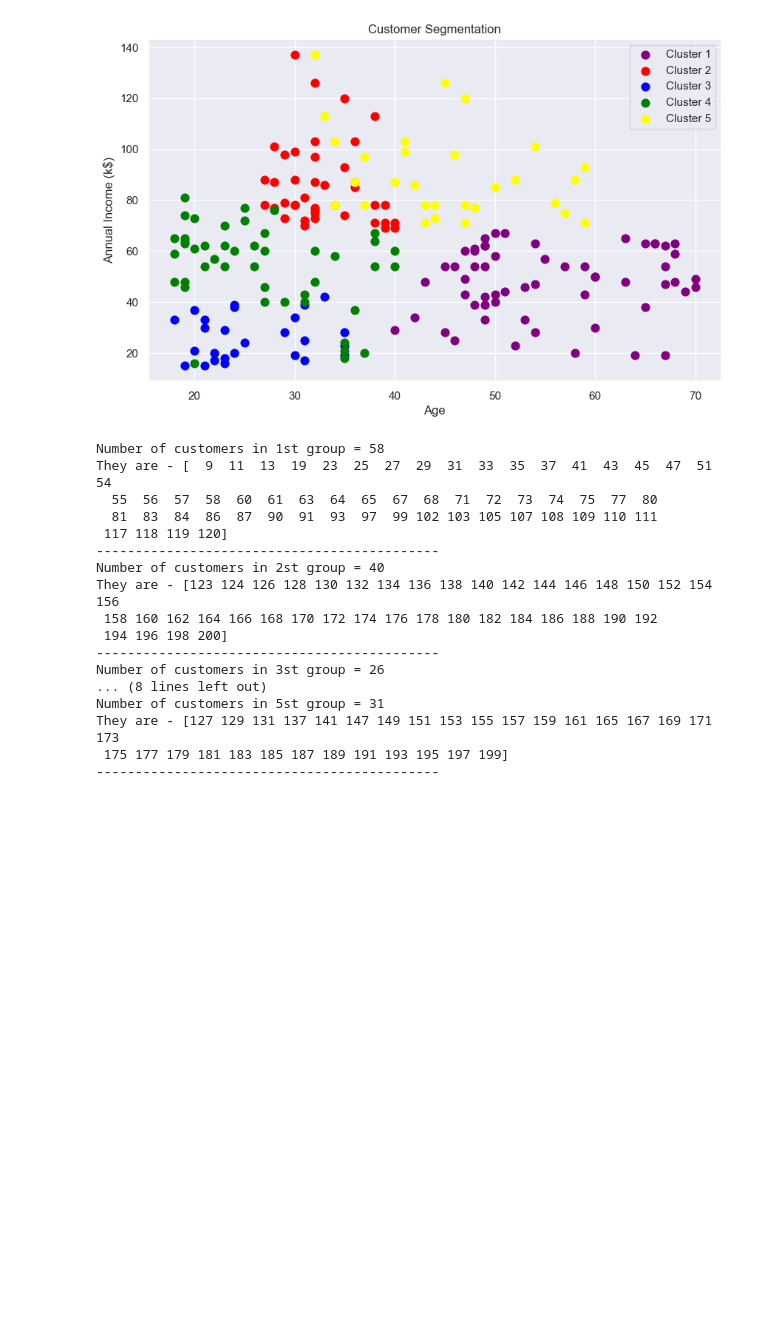
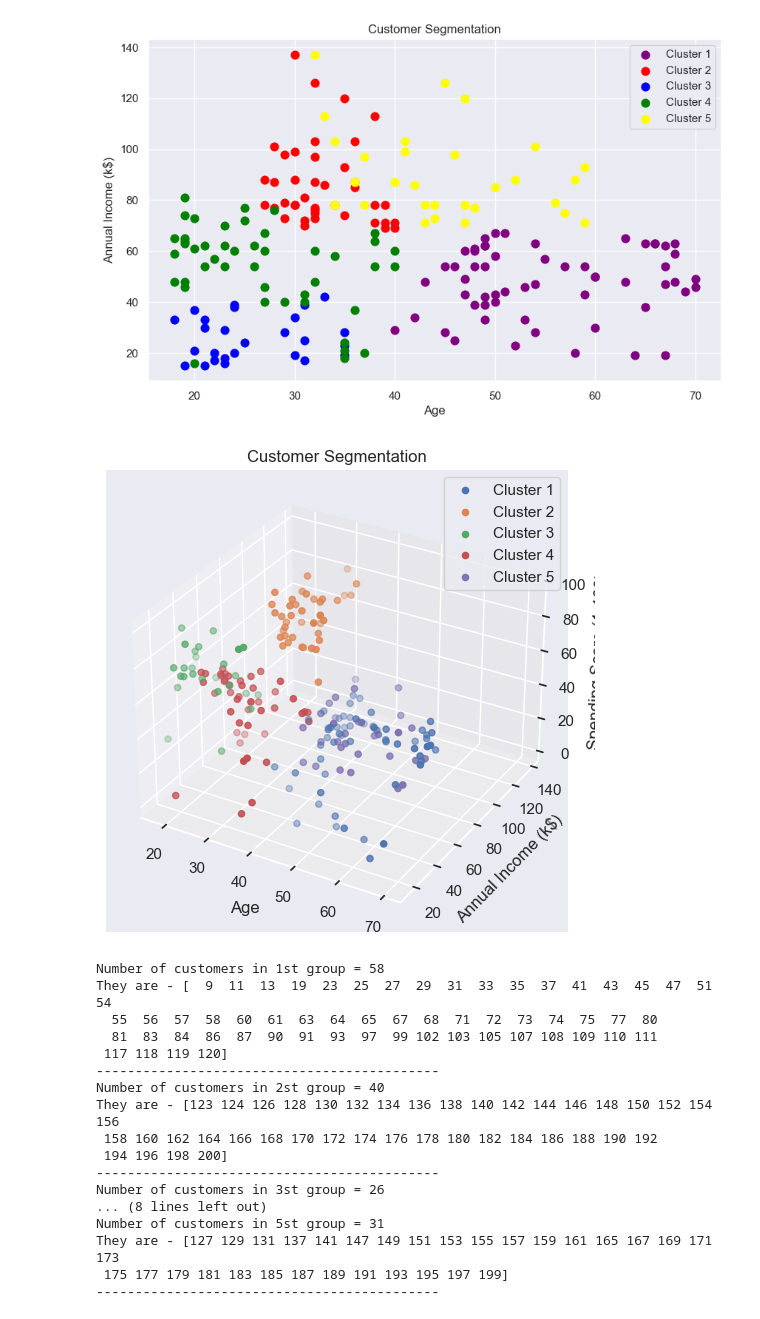
Before and after one commit to Mohsin-Kn/CodeClauseInternship_CustomerSegmentationK-MeansClust, a Jupyter notebook: Customer Segmentation with K-Means Clustering.ipynb, the cells around one changed output. Drawn from its saved outputs; the diff is of its cells as text; code cells hidden in the pictures; blank space fills up the shorter version.

```diff
--- a/Customer Segmentation with K-Means Clustering.ipynb
+++ b/Customer Segmentation with K-Means Clustering.ipynb
@@ -274,6 +274,29 @@ plt.legend()
 plt.show()
 # %% [output]
 [figure]
+# %%
+from mpl_toolkits.mplot3d import Axes3D
+
+# Plotting the 3D scatter plot
+fig = plt.figure(figsize=(10, 6))
+ax = fig.add_subplot(111, projection='3d')
+
+# Scatter plot for each cluster
+for i in range(5):
+    ax.scatter(df[df['cluster'] == i]['Age'],
+               df[df['cluster'] == i]['Annual Income (k$)'],
+               df[df['cluster'] == i]['Spending Score (1-100)'],
+               label=f'Cluster {i+1}')
+
+ax.set_xlabel('Age')
+ax.set_ylabel('Annual Income (k$)')
+ax.set_zlabel('Spending Score (1-100)')
+ax.set_title('Customer Segmentation')
+
+plt.legend()
+plt.show()
+# %% [output]
+[figure, added]
 # %%
 for i in range(5):
     cust = df[df["cluster"]==i]
```
Also changed, not shown: parts of 4 cells of this notebook, 2 other files.
